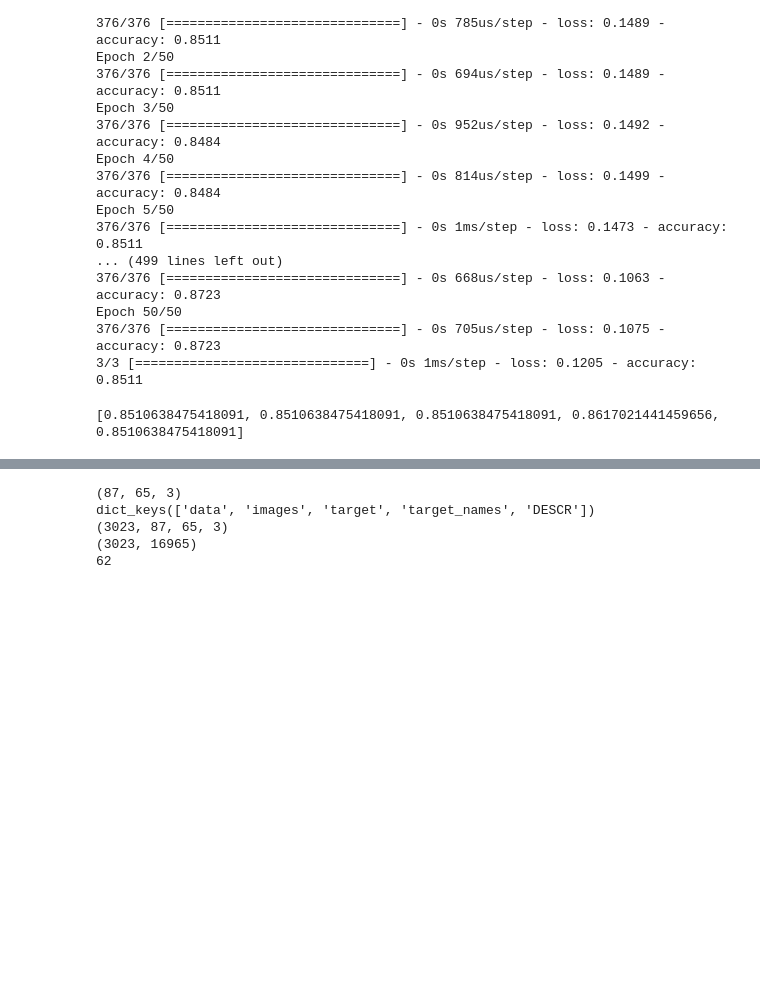
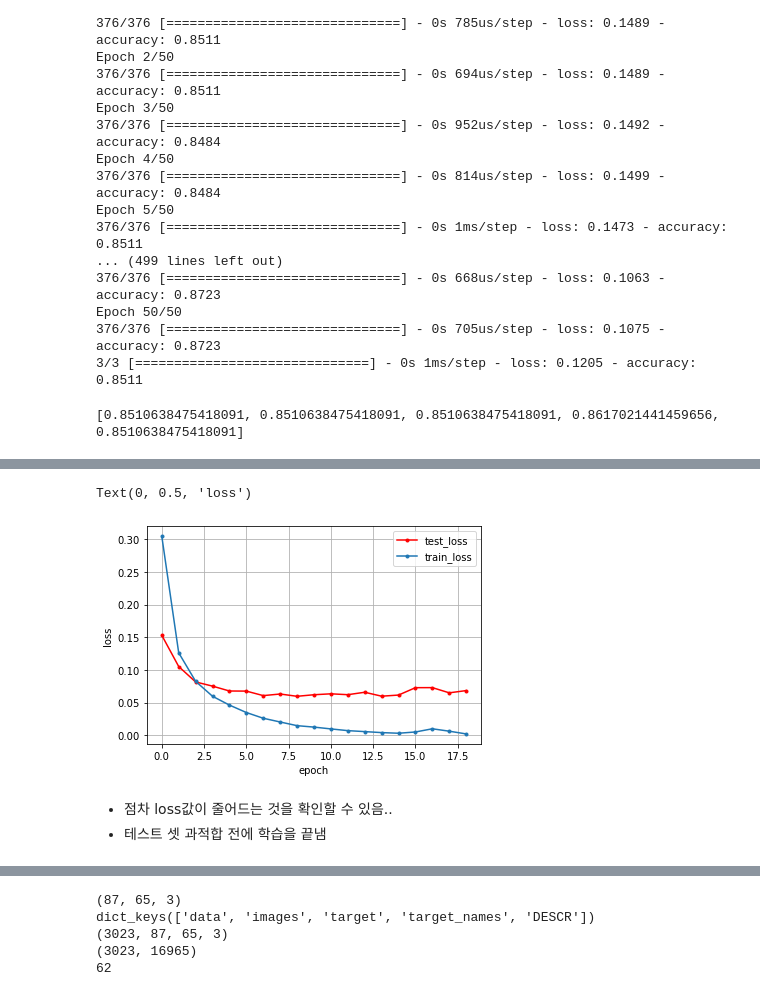
Before and after one commit to comet08/Machine_Learning, a Jupyter notebook: 13주차/DeepLearning.ipynb, the cells around one changed output, grey strips where cells are left out. Drawn from its saved outputs; the diff is of its cells as text; code cells hidden in the pictures; blank space fills up the shorter version.

```diff
--- a/13주차/DeepLearning.ipynb
+++ b/13주차/DeepLearning.ipynb
@@ -467,0 +516,5 @@ print(accuracy)
+# %%
+y_train = np_utils.to_categorical(y_train,10)
+y_test = np_utils.to_categorical(y_test,10)
+
+# 원핫인코딩
@@ -467,0 +545,27 @@ print(accuracy)
+# %%
+# 컴파일 설정
+
+model.compile(loss='categorical_crossentropy', optimizer='adam',
+             metrics=['accuracy'])
+
+# 모델 저장 / 10회간 향상이 안되면 학습 중단
+
+MODEL_DIR = './model/'
+if not os.path.exists(MODEL_DIR):
+    os.mkdir(MODEL_DIR)
+# %%
+modelpath = './model/{epoch:02d}-{val_loss:.4f}.hdf5'
+
+checkpointer = ModelCheckpoint(filepath=modelpath,
+                              monitor='val_loss', verbose=1,
+                              save_best_only=True)
+early_stopping = EarlyStopping(monitor='val_loss', patience=10)
+
+# 체크 포인트와
+# 자동 종료 추가
+# %%
+history = model.fit(X_train, y_train, validation_data=(X_test, y_test),
+                   epochs=30, batch_size=200, verbose=0,
+                   callbacks=[early_stopping, checkpointer])
+
+#19번에서 끝났음
@@ -467,0 +597,19 @@ print(accuracy)
+# %%
+y_vloss = history.history['val_loss']
+y_loss= history.history['loss']
+
+x_len = np.arange(len(y_vloss))
+
+plt.plot(x_len, y_vloss, marker='.', color='red',  label="test_loss")
+plt.plot(x_len, y_loss, marker='.',label="train_loss")
+
+plt.legend()
+plt.grid()
+plt.xlabel("epoch")
+plt.ylabel('loss')
+# %% [output]
+Text(0, 0.5, 'loss')
+[figure, added]
+# %% [markdown]
+- 점차 loss값이 줄어드는 것을 확인할 수 있음..
+- 테스트 셋 과적합 전에 학습을 끝냄
```
Also changed, not shown: parts of 28 cells of this notebook.
